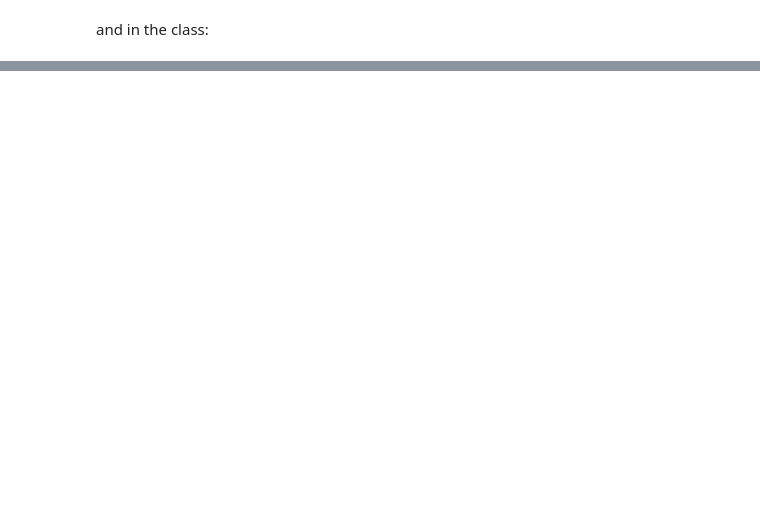
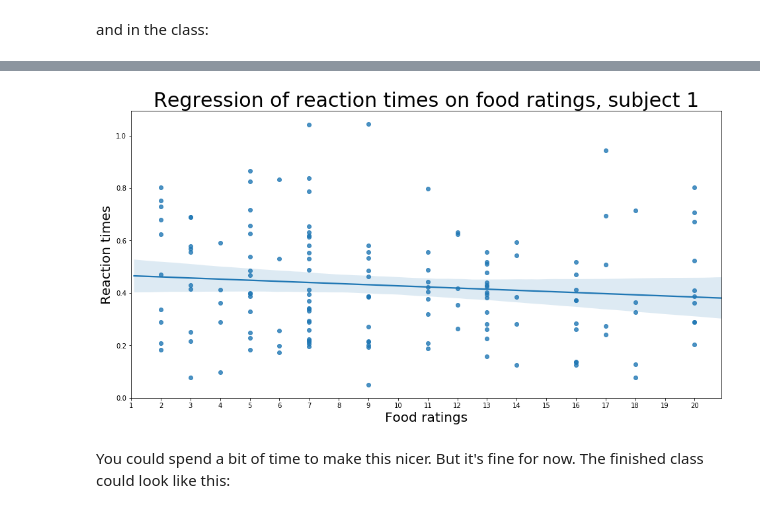
Before and after one commit to LukasNeugebauer/Python_Workshop, a Jupyter notebook: example_workflow/create_analysis_class.ipynb, the cells around one changed output, grey strips where cells are left out. Saved outputs shown, nothing was run; the diff lists cells and outputs as text; code cells hidden in the pictures; blank space fills up the shorter version.

```diff
--- a/example_workflow/create_analysis_class.ipynb
+++ b/example_workflow/create_analysis_class.ipynb
@@ -377,0 +502,7 @@ class Subject( Base_project):
+# %%
+#make it a function
+
+def fit_regression(subject):
+    result_names = ['slope', 'intercept', 'corr', 'p', 'SE' ];
+    out = linregress( subject.rate_seq.squeeze(), subject.RT );
+    self.result = dict(zip(result_names,out));
@@ -377,0 +651,14 @@ class Subject( Base_project):
+# %%
+fig = plt.figure(figsize=(16,8));
+ax = fig.add_subplot(111);
+sns.regplot( ratings,RT, ax= ax ) ;
+ax.set_xlabel('Food ratings',fontsize=20);
+ax.set_ylabel('Reaction times',fontsize=20);
+ax.set_xticks(np.arange(1,21) );
+ax.set_title('Regression of reaction times on food ratings, subject {}'.format(s.subID), fontsize= 30)
+
+plt.show()
+# %% [output]
+[figure, added]
+# %% [markdown]
+You could spend a bit of time to make this nicer. But it's fine for now. The finished class could look like this:
```
Also changed, not shown: parts of 52 cells of this notebook, 2 other files.
